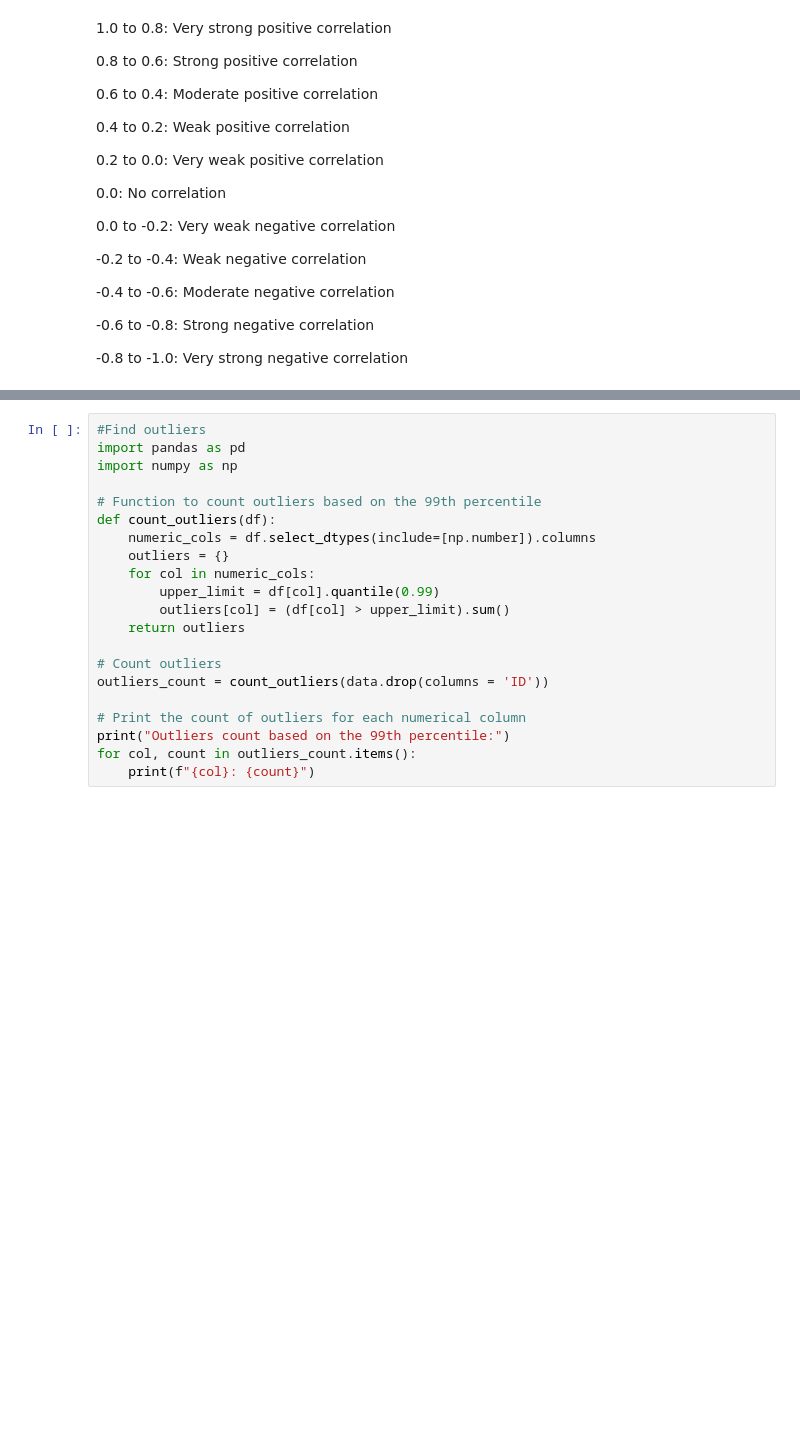
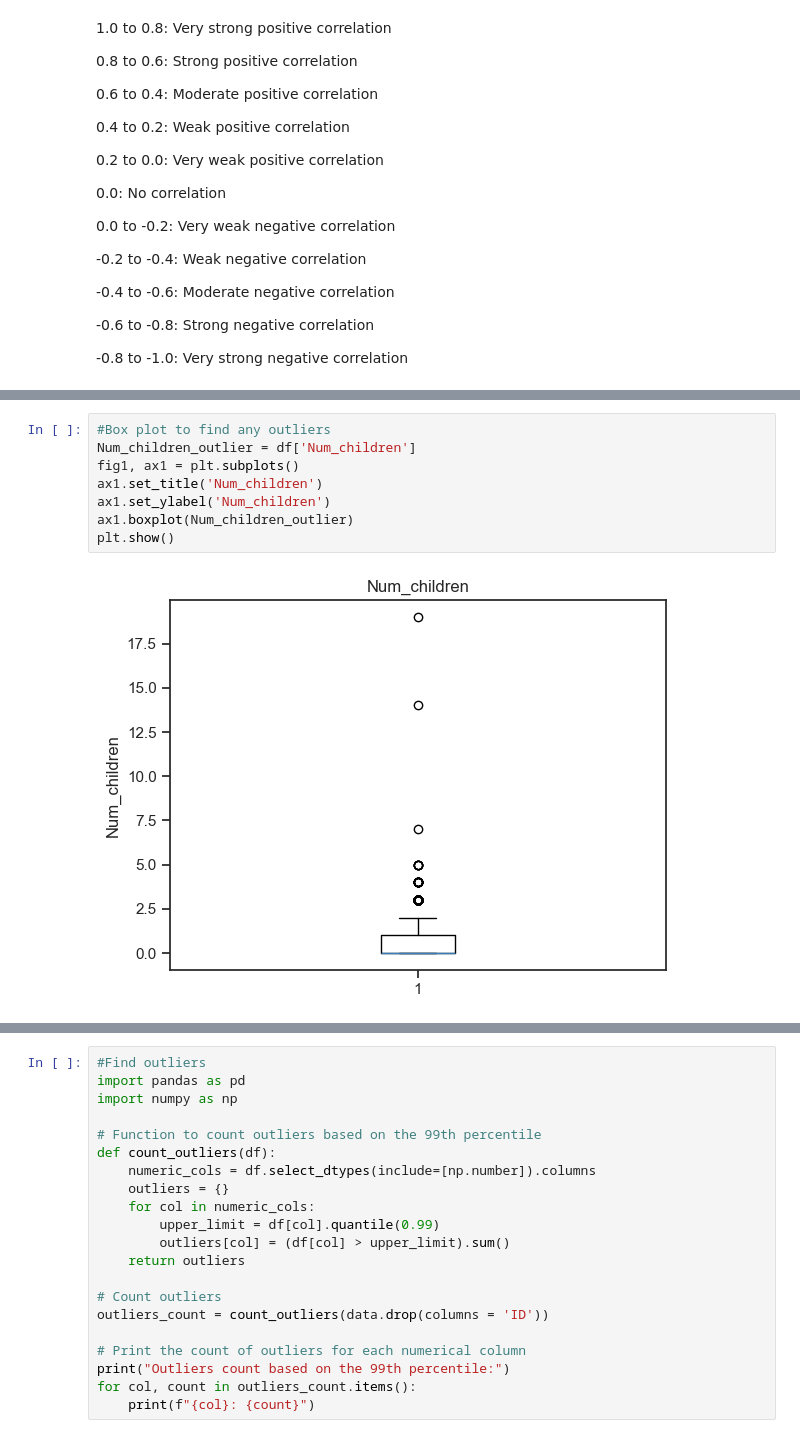
Before and after one commit to aka-Cairo/Project_2, a Jupyter notebook: CC_Improved_Rajeev.ipynb, the cells around one changed output, grey strips where cells are left out. Saved outputs shown, nothing was run; the diff lists cells and outputs as text; blank space fills up the shorter version.

```diff
--- a/CC_Improved_Rajeev.ipynb
+++ b/CC_Improved_Rajeev.ipynb
@@ -224,3 +254,13 @@ df.describe()
 | 50% | 5.069449e+06 | 0.000000 | 0.000000 | 1.000000 | 0.000000 | 0.000000 | 0.000000 | 0.000000 | 0.000000 | ... |
 | 75% | 5.112986e+06 | 1.000000 | 1.000000 | 1.000000 | 0.000000 | 1.000000 | 0.000000 | 0.000000 | 1.000000 | ... |
 | max | 5.150479e+06 | 1.000000 | 1.000000 | 1.000000 | 1.000000 | 1.000000 | 1.000000 | 1.000000 | 19.000000 | ... |
+# %%
+#Box plot to find any outliers
+Num_children_outlier = df['Num_children']
+fig1, ax1 = plt.subplots()
+ax1.set_title('Num_children')
+ax1.set_ylabel('Num_children')
+ax1.boxplot(Num_children_outlier)
+plt.show()
+# %% [output]
+[figure, added]
```
Also changed, not shown: parts of 34 cells of this notebook, 1 other file.
